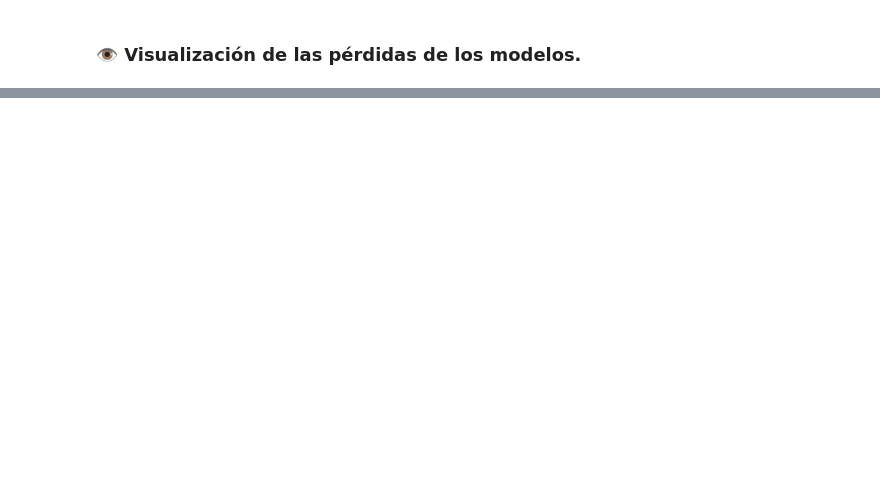
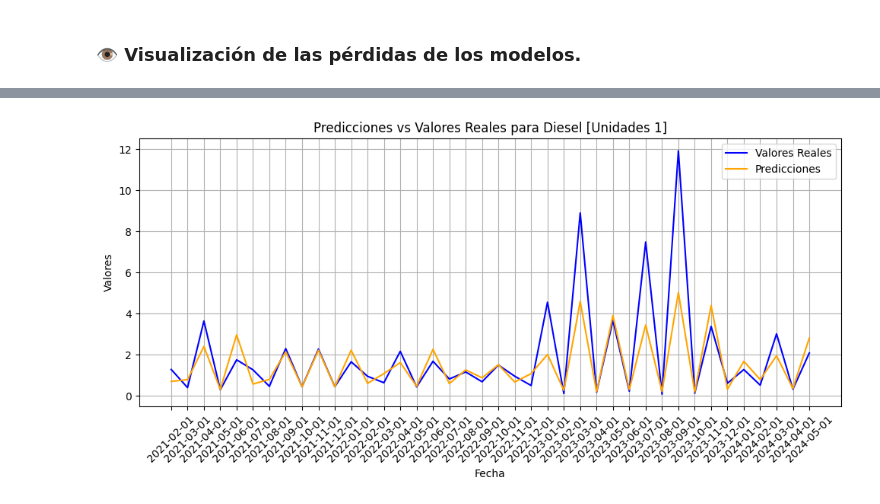
Before and after one commit to Dahernandezsilve/Lab03, a Jupyter notebook: Lab03.ipynb, the cells around one changed output, grey strips where cells are left out. Saved outputs shown, nothing was run; the diff lists cells and outputs as text; code cells hidden in the pictures; blank space fills up the shorter version.

Commit message:
📚 feat: Train and Test fixed and predictions

```diff
--- a/Lab03.ipynb
+++ b/Lab03.ipynb
@@ -541,0 +669,83 @@ WARNING:absl:Compiled the loaded model, but the compiled metrics have yet to be
+# %%
+from keras.models import load_model
+import os
+
+def onlyLoadModelo(nombre_archivo):
+    if os.path.exists(nombre_archivo):
+        print(f"📂 Cargando modelo desde {nombre_archivo}")
+        return load_model(nombre_archivo)
+    else:
+        print(f"❌ Modelo no encontrado")
+        return None  # Devolver None si el modelo no se encuentra
+# %%
+import numpy as np
+import pandas as pd
+import matplotlib.pyplot as plt
+from keras.models import load_model
+
+def deshacer_transformacion_logaritmica(serieTransformada):
+    return np.exp(serieTransformada)
+
+def hacer_predicciones(modelo, xTest, yTest):
+    print("🔍 Realizando predicciones...")
+
+    # Hacer predicciones
+    predicciones = modelo.predict(xTest)
+
+    # Calcular MAE
+    mae = np.mean(np.abs(predicciones - yTest))
+
+    return predicciones, mae
+
+def graficar_predicciones(fecha, y_test, predicciones, nombre):
+    plt.figure(figsize=(10, 5))
+    plt.plot(fecha, y_test, label='Valores Reales', color='blue')
+    plt.plot(fecha, predicciones, label='Predicciones', color='orange')
+    plt.title(f'Predicciones vs Valores Reales para {nombre}')
+    plt.xlabel('Fecha')
+    plt.ylabel('Valores')
+    plt.xticks(rotation=45)
+    plt.legend()
+    plt.grid()
+    plt.tight_layout()
+    plt.show()
+
+# Cargar los modelos
+modelo_d1 = onlyLoadModelo('modelo_diesel_1.h5')
+modelo_d2 = onlyLoadModelo('modelo_diesel_2.h5')
+modelo_r1 = onlyLoadModelo('modelo_regular_1.h5')
+modelo_r2 = onlyLoadModelo('modelo_regular_2.h5')
+modelo_s1 = onlyLoadModelo('modelo_superior_1.h5')
+modelo_s2 = onlyLoadModelo('modelo_superior_2.h5')
+
+# Compilar los modelos
+for modelo in [modelo_d1, modelo_d2, modelo_r1, modelo_r2, modelo_s1, modelo_s2]:
+    modelo.compile(optimizer='adam', loss='mean_squared_error')
+
+# Evaluar los modelos y hacer predicciones
+for modelo, nombre, x_train, y_train, x_test, y_test, test_set in [
+    (modelo_d1, 'Diesel [Unidades 1]', x_trainD_3DG, y_trainDG, x_testD_3DG, y_testDG, testL3DG),
+    (modelo_d2, 'Diesel [Unidades 2]', x_trainD_3DG, y_trainDG, x_testD_3DG, y_testDG, testL3DG),
+    (modelo_r1, 'Gasolina Regular [Unidades 1]', x_trainR_3DG, y_trainRG, x_testR_3DG, y_testRG, testL3RG),
+    (modelo_r2, 'Gasolina Regular [Unidades 2]', x_trainR_3DG, y_trainRG, x_testR_3DG, y_testRG, testL3RG),
+    (modelo_s1, 'Gasolina Superior [Unidades 1]', x_trainS_3DG, y_trainSG, x_testS_3DG, y_testSG, testL3SP),
+    (modelo_s2, 'Gasolina Superior [Unidades 2]', x_trainS_3DG, y_trainSG, x_testS_3DG, y_testSG, testL3SP)
+]:
+    fechas = test_set.index  # Obtener las fechas del conjunto de prueba
+    fechas = fechas[1:]
+    print(nombre, x_train.shape, y_train.shape, x_test.shape, y_test.shape, len(fechas))
+    evaluarModelo(modelo, nombre, x_train, y_train, x_test, y_test)
+
+    # Hacer predicciones
+    predicciones, mae = hacer_predicciones(modelo, x_test, y_test)
+
+    # Deshacer la transformación logarítmica
+    predicciones_desh = deshacer_transformacion_logaritmica(predicciones)
+    y_test_desh = deshacer_transformacion_logaritmica(y_test)
+
+    print(f"📊 Predicciones para {nombre}: {predicciones_desh.flatten()}")
+    print(f"📉 MAE para {nombre}: {mae:.4f}\n")
+
+    # Graficar las predicciones
+    graficar_predicciones(fechas, y_test_desh, predicciones_desh, nombre)
+# %% [output]
@@ -541,0 +775 @@ WARNING:absl:Compiled the loaded model, but the compiled metrics have yet to be
+[figure, added]
```
Also changed, not shown: parts of 16 cells of this notebook, 13 other files.
